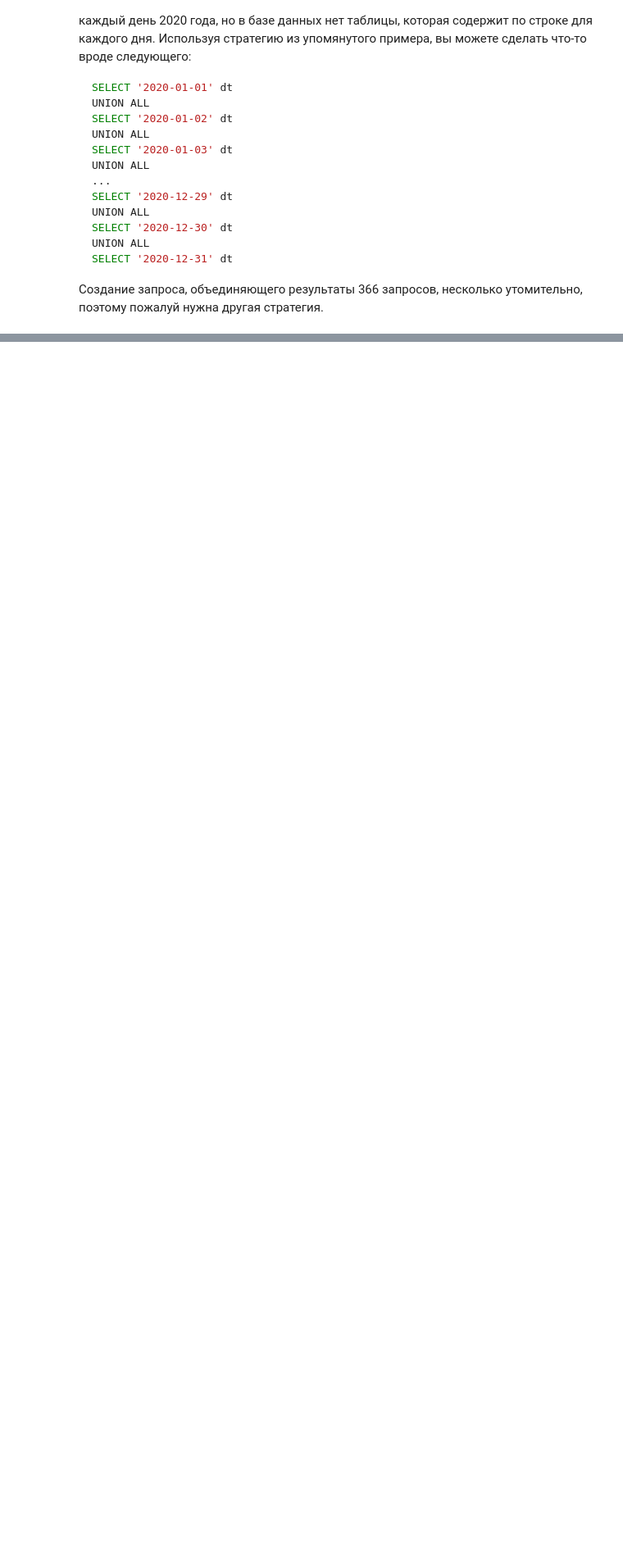
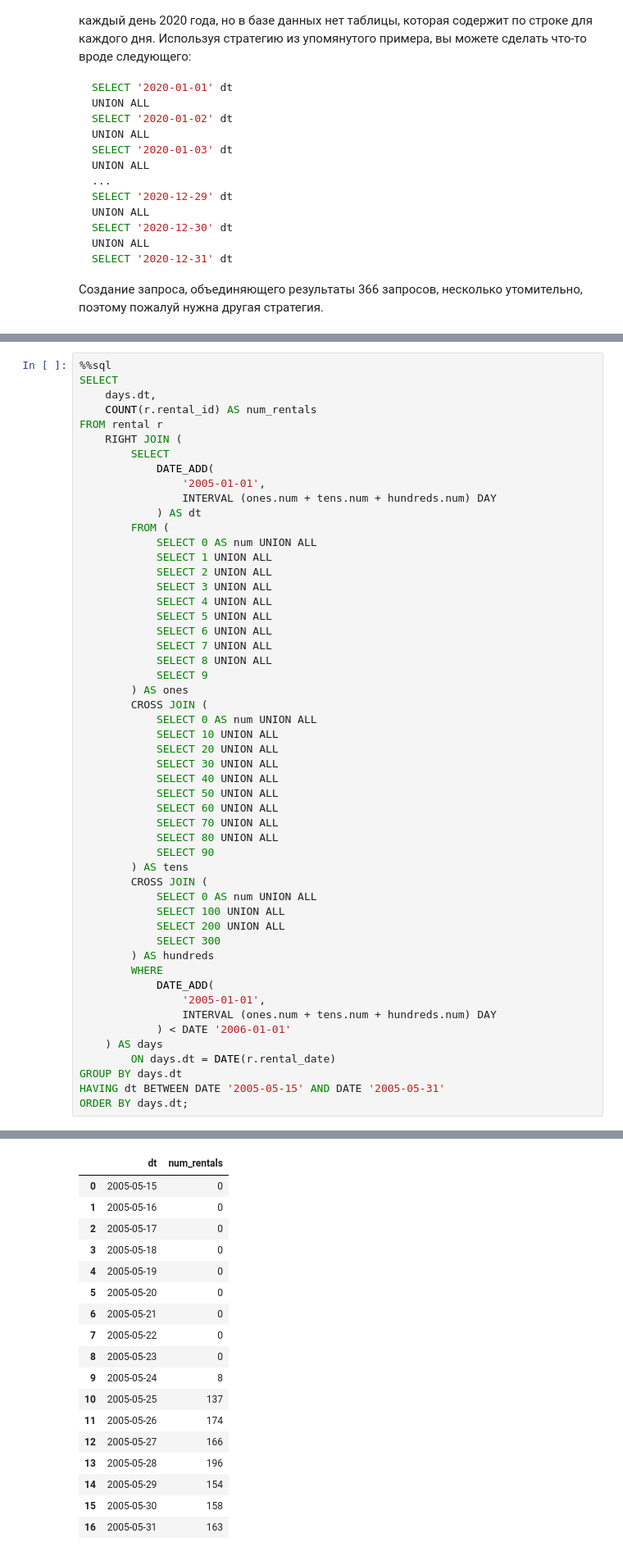
Before and after one commit to magus1968/learning-sql, a Jupyter notebook: docs/chapters/ch10.ipynb, the cells around one changed output, grey strips where cells are left out. Shown at 82% size. Drawn from its saved outputs; the diff is of its cells as text; blank space fills up the shorter version.

```diff
--- a/docs/chapters/ch10.ipynb
+++ b/docs/chapters/ch10.ipynb
@@ -357,0 +671,53 @@ SELECT '2020-12-31' dt
+# %%
+%%sql
+SELECT
+    days.dt,
+    COUNT(r.rental_id) AS num_rentals
+FROM rental r
+    RIGHT JOIN (
+        SELECT
+            DATE_ADD(
+                '2005-01-01',
+                INTERVAL (ones.num + tens.num + hundreds.num) DAY
+            ) AS dt
+        FROM (
+            SELECT 0 AS num UNION ALL
+            SELECT 1 UNION ALL
+            SELECT 2 UNION ALL
+            SELECT 3 UNION ALL
+            SELECT 4 UNION ALL
+            SELECT 5 UNION ALL
+            SELECT 6 UNION ALL
+            SELECT 7 UNION ALL
+            SELECT 8 UNION ALL
+            SELECT 9
+        ) AS ones
+        CROSS JOIN (
+            SELECT 0 AS num UNION ALL
+            SELECT 10 UNION ALL
+            SELECT 20 UNION ALL
+            SELECT 30 UNION ALL
+            SELECT 40 UNION ALL
+            SELECT 50 UNION ALL
+            SELECT 60 UNION ALL
+            SELECT 70 UNION ALL
+            SELECT 80 UNION ALL
+            SELECT 90
+        ) AS tens
+        CROSS JOIN (
+            SELECT 0 AS num UNION ALL
+            SELECT 100 UNION ALL
+            SELECT 200 UNION ALL
+            SELECT 300
+        ) AS hundreds
+        WHERE
+            DATE_ADD(
+                '2005-01-01',
+                INTERVAL (ones.num + tens.num + hundreds.num) DAY
+            ) < DATE '2006-01-01'
+    ) AS days
+        ON days.dt = DATE(r.rental_date)
+GROUP BY days.dt
+HAVING dt BETWEEN DATE '2005-05-15' AND DATE '2005-05-31'
+ORDER BY days.dt;
+# %% [output]
@@ -357,0 +725,18 @@ SELECT '2020-12-31' dt
+|  | dt | num_rentals |
+| 0 | 2005-05-15 | 0 |
+| 1 | 2005-05-16 | 0 |
+| 2 | 2005-05-17 | 0 |
+| 3 | 2005-05-18 | 0 |
+| 4 | 2005-05-19 | 0 |
+| 5 | 2005-05-20 | 0 |
+| 6 | 2005-05-21 | 0 |
+| 7 | 2005-05-22 | 0 |
+| 8 | 2005-05-23 | 0 |
+| 9 | 2005-05-24 | 8 |
+| 10 | 2005-05-25 | 137 |
+| 11 | 2005-05-26 | 174 |
+| 12 | 2005-05-27 | 166 |
+| 13 | 2005-05-28 | 196 |
+| 14 | 2005-05-29 | 154 |
+| 15 | 2005-05-30 | 158 |
+| 16 | 2005-05-31 | 163 |
```
Also changed, not shown: parts of 25 cells of this notebook, 1 other file.
